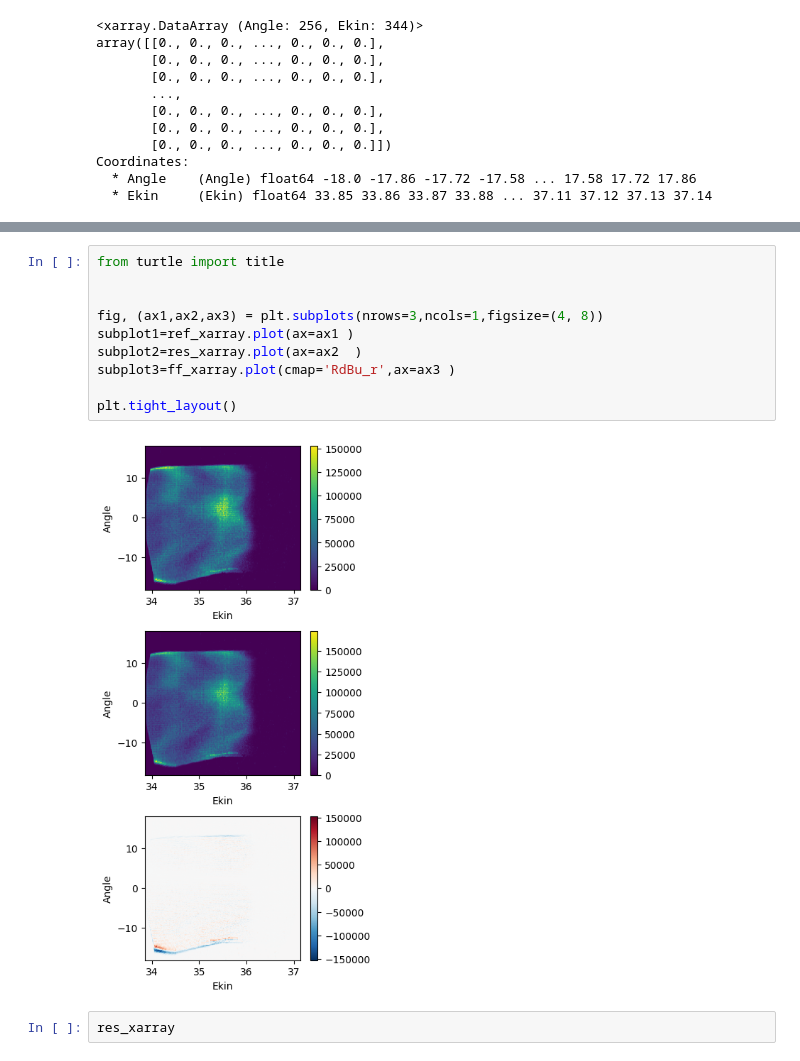
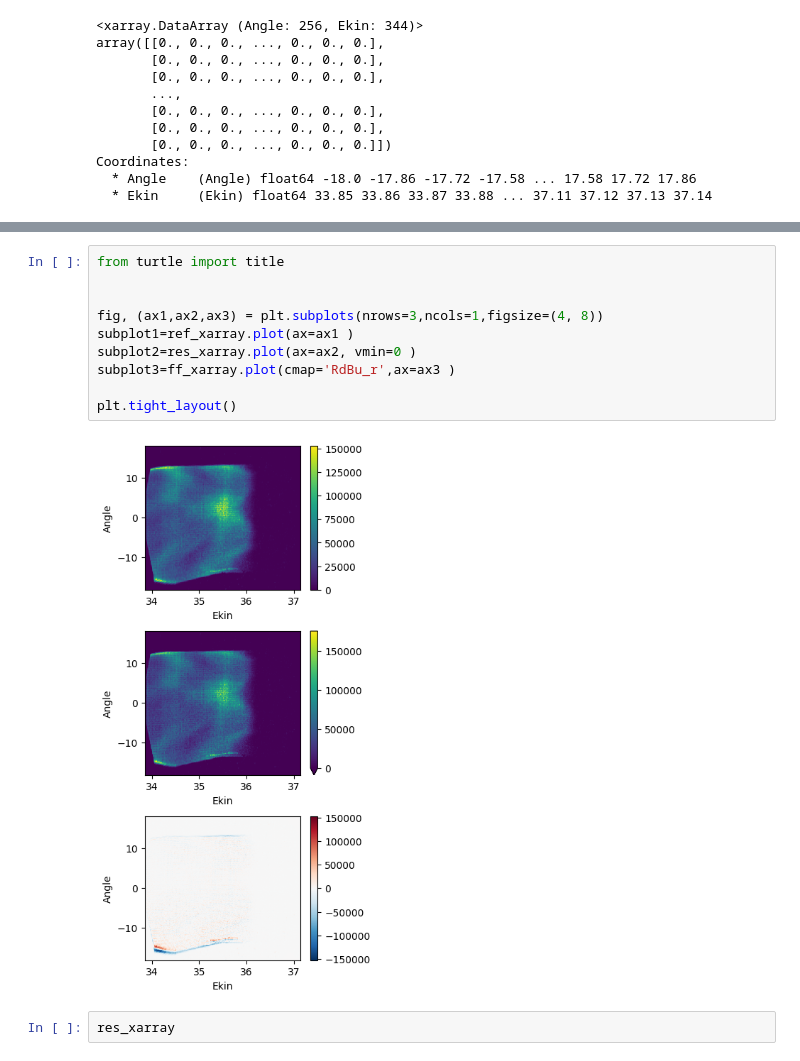
Before and after one commit to OpenCOMPES/specsanalyzer, a Jupyter notebook: tutorial/test.ipynb, the cells around one changed output, grey strips where cells are left out. Drawn from its saved outputs; the diff is of its cells as text.

```diff
--- a/tutorial/test.ipynb
+++ b/tutorial/test.ipynb
@@ -123,15 +122,15 @@ ff_xarray.plot(cmap='RdBu_r',vmax=3000 )
 # %%
 from turtle import title
 
 
 fig, (ax1,ax2,ax3) = plt.subplots(nrows=3,ncols=1,figsize=(4, 8))
 subplot1=ref_xarray.plot(ax=ax1 )
-subplot2=res_xarray.plot(ax=ax2  )
+subplot2=res_xarray.plot(ax=ax2, vmin=0 )
 subplot3=ff_xarray.plot(cmap='RdBu_r',ax=ax3 )
 
 plt.tight_layout()
 # %% [output]
-[figure, old version]
+[figure, new version]
 # %%
 res_xarray
 # %% [output]
```
Also changed, not shown: parts of 2 cells of this notebook, 3 other files.
